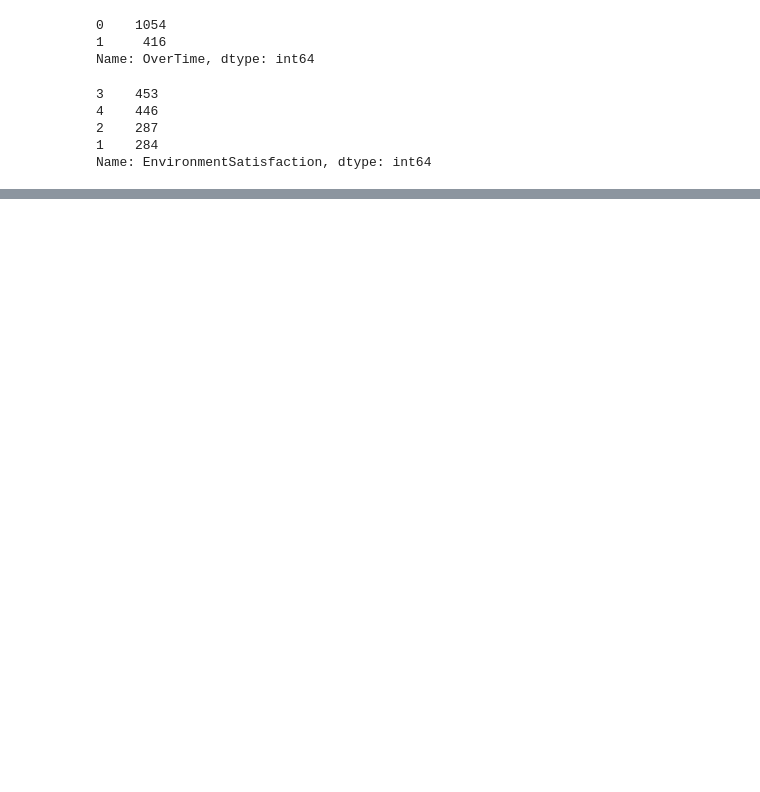
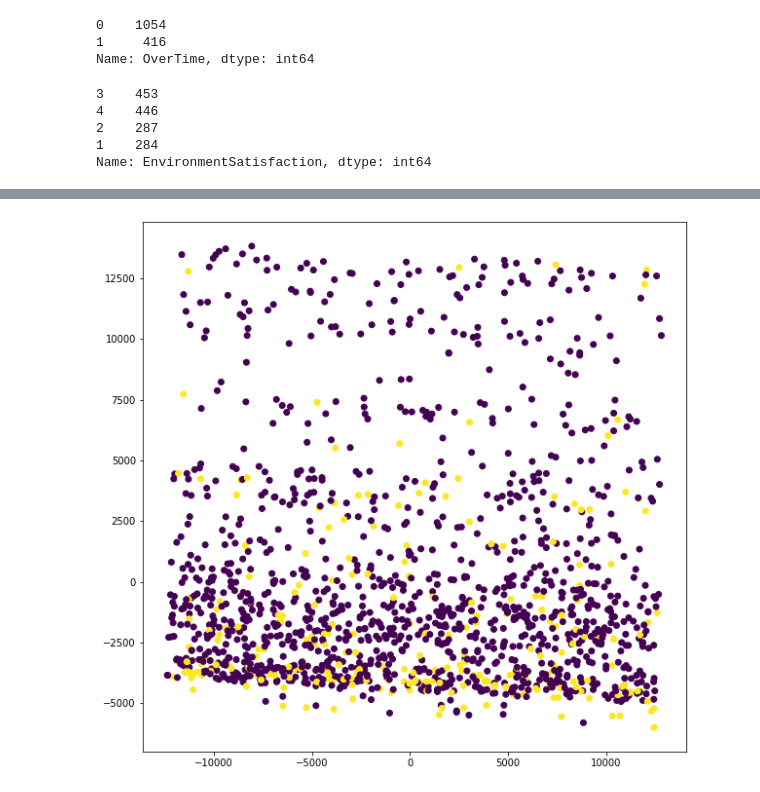
Before and after one commit to gasp37/employee-attrition-and-performance, a Jupyter notebook: employee_attrition_analysis.ipynb, the cells around one changed output, grey strips where cells are left out. Cells and saved outputs as stored; diff of their text form; code cells hidden in the pictures; blank space fills up the shorter version.

```diff
--- a/employee_attrition_analysis.ipynb
+++ b/employee_attrition_analysis.ipynb
@@ -334,0 +331,4 @@ Name: EnvironmentSatisfaction, dtype: int64
+# %%
+df_for_principal_components_analysis = df_treated.drop(columns=['Attrition', 'EmployeeNumber'])
+df_principal_components = PCA(n_components=2).fit_transform(df_for_principal_components_analysis)
+df_principal_components
@@ -334,0 +343,6 @@ Name: EnvironmentSatisfaction, dtype: int64
+# %%
+plt.figure(figsize=[10,10])
+plt.scatter(df_principal_components[:,0], df_principal_components[:,1], c = df_treated['Attrition'])
+plt.show()
+# %% [output]
+[figure, added]
```
Also changed, not shown: parts of 7 cells of this notebook.
